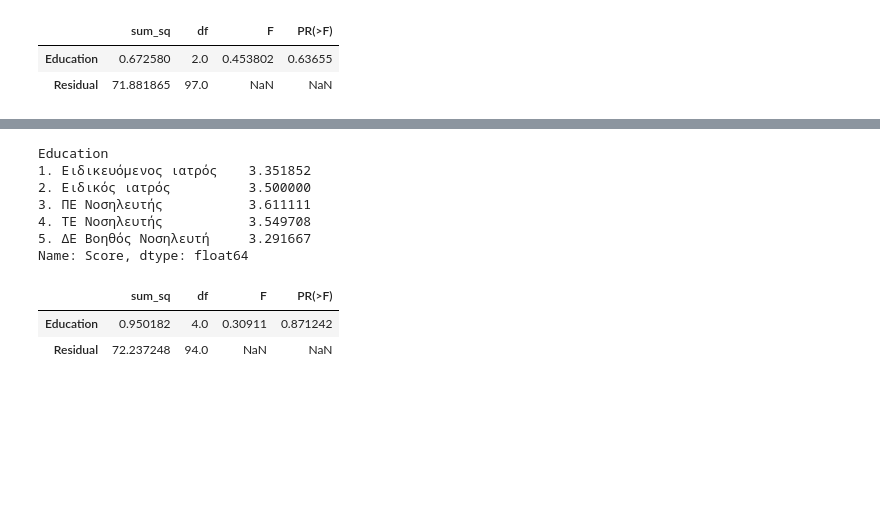
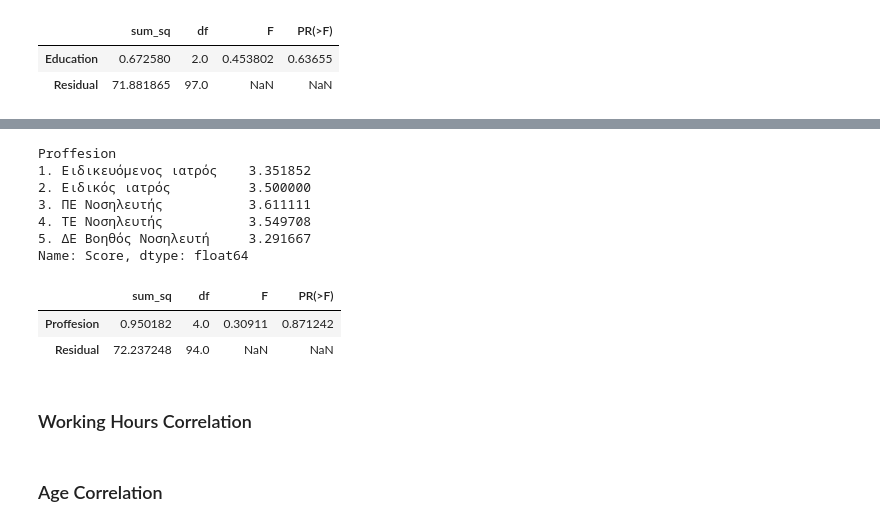
Before and after one commit to stathis99/Statistical-Analysis-for-Patient-Safety, a Jupyter notebook: 3. Results_Analysis.ipynb, the cells around one changed output, grey strips where cells are left out. Saved outputs shown, nothing was run; the diff lists cells and outputs as text; code cells hidden in the pictures; blank space fills up the shorter version.

```diff
--- a/3. Results_Analysis.ipynb
+++ b/3. Results_Analysis.ipynb
@@ -7,6 +7,10 @@ import seaborn as sns
 
 import statsmodels.api as sm
 from statsmodels.formula.api import ols
+
+from scipy.stats.stats import pearsonr
+
+pd.set_option('display.max_rows', None)
 # %% [markdown]
 ## Open communication Correlation
 # %%
@@ -74,3 +84,7 @@ open_communication.describe()
+# %%
+# individual score to parameter
+
+score = open_communication.sum(axis=1)/3
 # %% [markdown]
 ### Gender correlation
 # %%
@@ -143,5 +123,7 @@ sm.stats.anova_lm(model, typ=2)
 # %%
-T1 = hospitals_personalInfo['10. Τι θέση κατέχετε στο νοσοκομείο που εργάζεστε;']
-s = pd.concat([T1,T2],axis=1)
+proffesion = hospitals_personalInfo['10. Τι θέση κατέχετε στο νοσοκομείο που εργάζεστε;']
+proffesion= pd.concat([proffesion,score],axis=1)
 
-s.columns = ['Education','Score']
+proffesion.columns = ['Proffesion','Score']
+
+proffesion = proffesion.dropna()
@@ -182,7 +130,7 @@ s
 # %%
-s.groupby('Education')['Score'].mean()
+proffesion.groupby('Proffesion')['Score'].mean()
 # %% [output]
-Education
+Proffesion
 1. Ειδικευόμενος ιατρός    3.351852
 2. Ειδικός ιατρός          3.500000
 3. ΠΕ Νοσηλευτής           3.611111
@@ -190,11 +138,13 @@ Education
 5. ΔΕ Βοηθός Νοσηλευτή     3.291667
 Name: Score, dtype: float64
 # %%
+# Anova score for correlation Score Proffesion
 
-
-model = ols('Score ~ Education', data=s).fit()
+model = ols('Score ~ Proffesion', data=proffesion).fit()
 sm.stats.anova_lm(model, typ=2)
 # %% [output]
 |  | sum_sq | df | F | PR(>F) |
-| Education | 0.950182 | 4.0 | 0.30911 | 0.871242 |
+| Proffesion | 0.950182 | 4.0 | 0.30911 | 0.871242 |
 | Residual | 72.237248 | 94.0 | NaN | NaN |
+# %% [markdown]
+### Working Hours Correlation
@@ -200,0 +158,2 @@ sm.stats.anova_lm(model, typ=2)
+# %% [markdown]
+### Age Correlation
```
Also changed, not shown: parts of 21 cells of this notebook, 2 other files.
